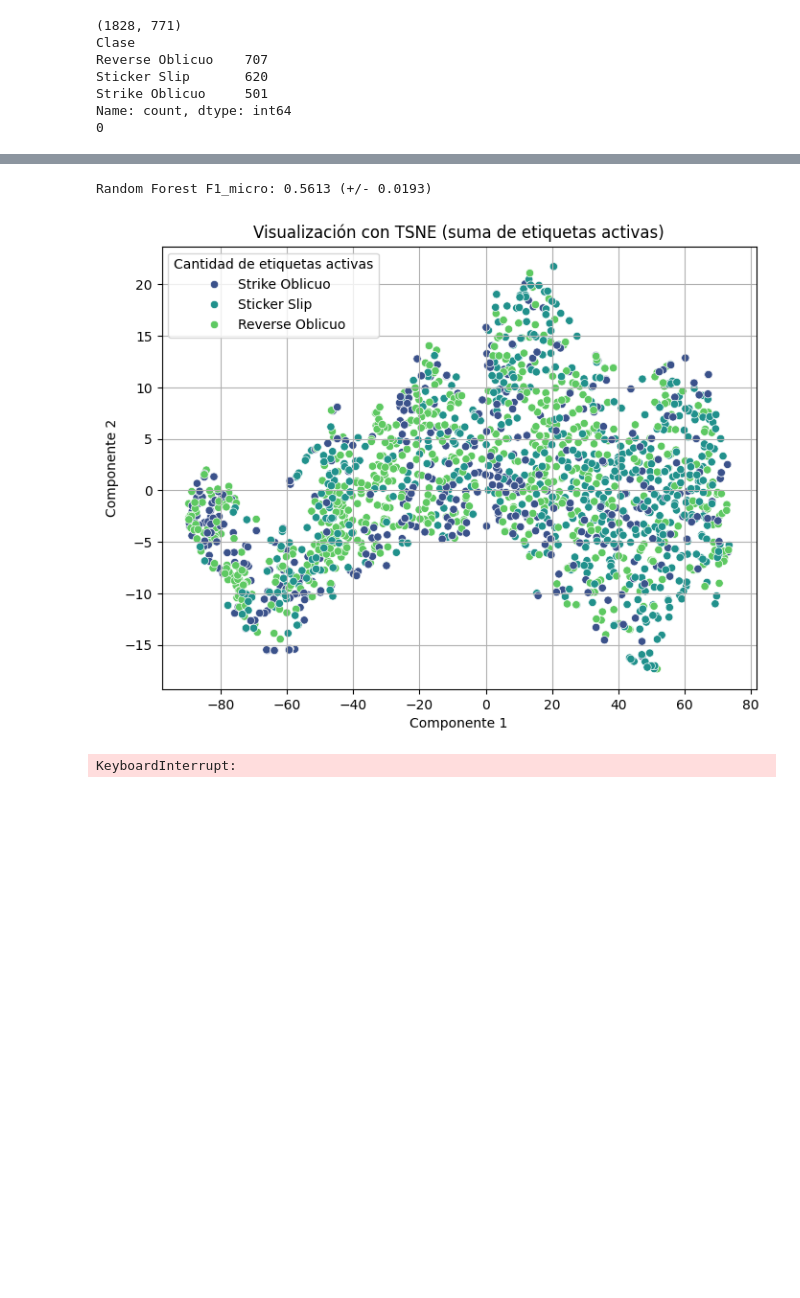
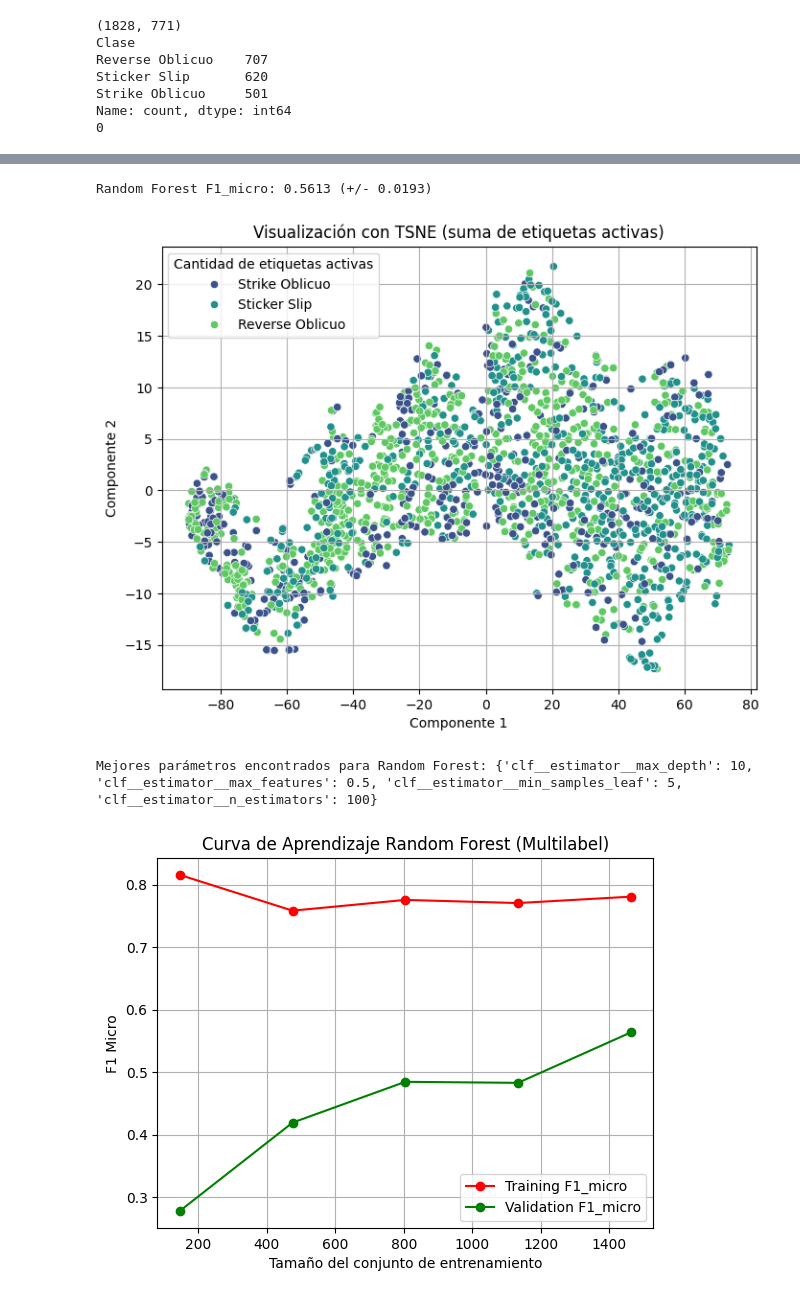
Before and after one commit to bpvacar/proyecto_ml, a Jupyter notebook: random_forest.ipynb, the cells around one changed output, grey strips where cells are left out. Cells and saved outputs as stored; diff of their text form; code cells hidden in the pictures; blank space fills up the shorter version.

```diff
--- a/random_forest.ipynb
+++ b/random_forest.ipynb
@@ -331,7 +331,7 @@ param_grid = {
     'clf__estimator__max_features': ['sqrt', 0.5, 0.7]
 }
 
-grid_search_rf = GridSearchCV(pipeline_rf, param_grid, cv=rkf, scoring='f1_micro')
+grid_search_rf = GridSearchCV(pipeline_rf, param_grid, cv=rkf, scoring='f1_micro', n_jobs=-1)
 grid_search_rf.fit(X, y)
 
 print(f"Mejores parámetros encontrados para Random Forest: {grid_search_rf.best_params_}")
@@ -351,31 +351,32 @@ test_scores_mean = np.mean(test_scores, axis=1)
 plt.figure()
 plt.plot(train_sizes, train_scores_mean, 'o-', color="r", label="Training F1_micro")
 plt.plot(train_sizes, test_scores_mean, 'o-', color="g", label="Validation F1_micro")
 plt.title('Curva de Aprendizaje Random Forest (Multilabel)')
 plt.xlabel('Tamaño del conjunto de entrenamiento')
 plt.ylabel('F1 Micro')
 plt.legend(loc="best")
 plt.grid()
 plt.show()
 # %% [output]
 Accuracy: 0.60
 
 Matriz de Confusión:
 [[99 42 15]
  [28 80  3]
  [36 21 42]]
 
 Reporte de Clasificación:
                  precision    recall  f1-score   support
 
 Reverse Oblicuo       0.61      0.63      0.62       156
    Sticker Slip       0.56      0.72      0.63       111
 ... (9 lines left out)
 Features: 40 - Accuracy: 0.6230
 Features: 50 - Accuracy: 0.5902
 Features: 70 - Accuracy: 0.6066
 Features: 100 - Accuracy: 0.6202
 [figure]
 Random Forest F1_micro: 0.5613 (+/- 0.0193)
 [figure]
-KeyboardInterrupt:
+Mejores parámetros encontrados para Random Forest: {'clf__estimator__max_depth': 10, 'clf__estimator__max_features': 0.5, 'clf__estimator__min_samples_leaf': 5, 'clf__estimator__n_estimators': 100}
+[figure, added]
```
Also changed, not shown: parts of 1 cell of this notebook, 2 other files.
